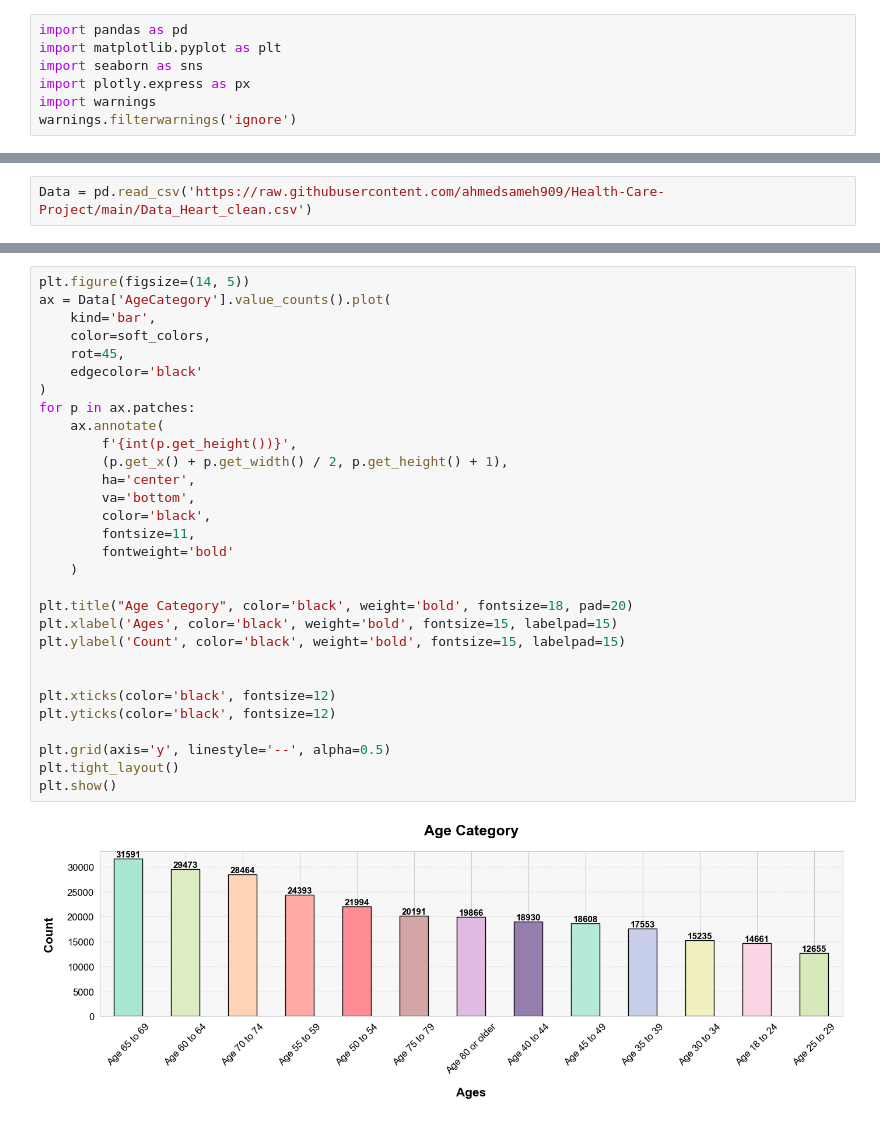
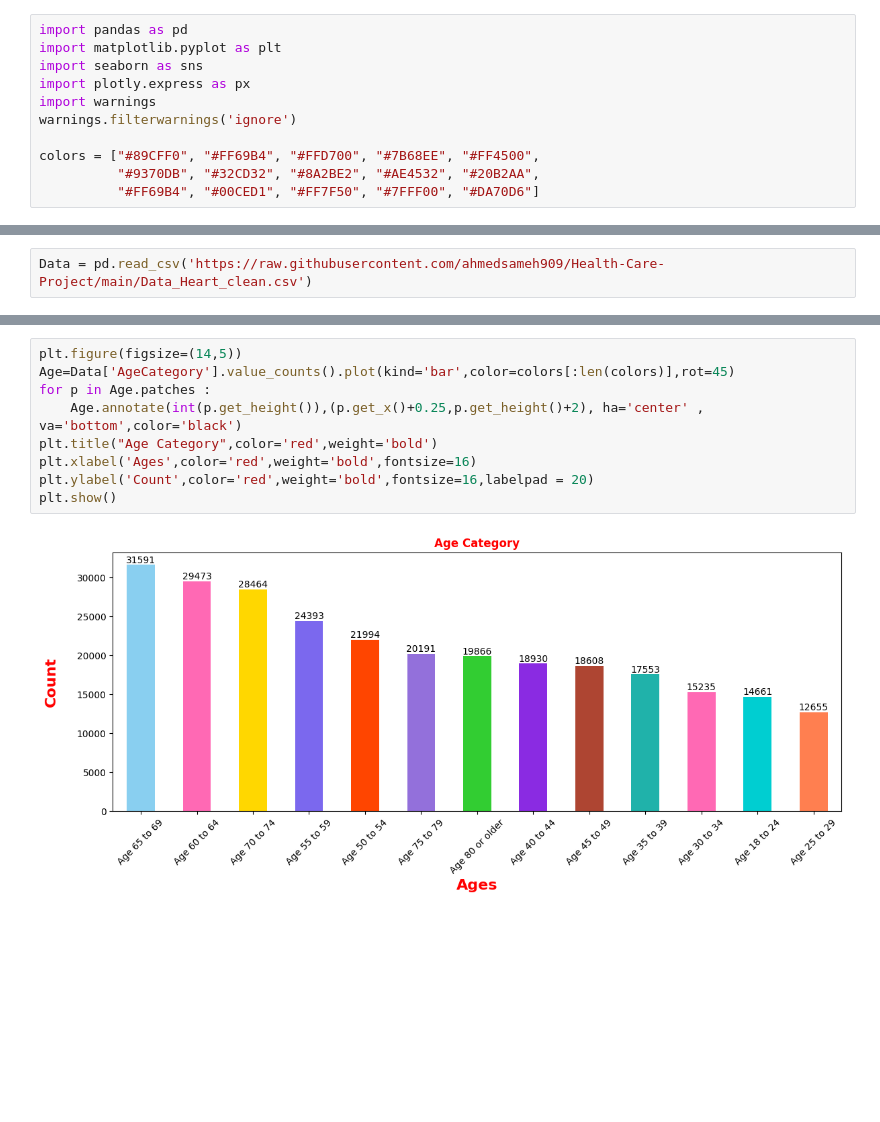
Before and after one commit to ahmedsameh909/Health-Care-Project, a Jupyter notebook: Data_Preprocessing_and_Visualization.ipynb, the cells around one changed output, grey strips where cells are left out. Drawn from its saved outputs; the diff is of its cells as text; blank space fills up the shorter version.

```diff
--- a/Data_Preprocessing_and_Visualization.ipynb
+++ b/Data_Preprocessing_and_Visualization.ipynb
@@ -5,3 +5,7 @@ import seaborn as sns
 import plotly.express as px
 import warnings
 warnings.filterwarnings('ignore')
+
+colors = ["#89CFF0", "#FF69B4", "#FFD700", "#7B68EE", "#FF4500",
+          "#9370DB", "#32CD32", "#8A2BE2", "#AE4532", "#20B2AA",
+          "#FF69B4", "#00CED1", "#FF7F50", "#7FFF00", "#DA70D6"]
@@ -50,33 +14,12 @@ Index(['State', 'Sex', 'GeneralHealth', 'PhysicalHealthDays',
 # %%
-plt.figure(figsize=(14, 5))
-ax = Data['AgeCategory'].value_counts().plot(
-    kind='bar',
-    color=soft_colors,
-    rot=45,
-    edgecolor='black'
-)
-for p in ax.patches:
-    ax.annotate(
-        f'{int(p.get_height())}',
-        (p.get_x() + p.get_width() / 2, p.get_height() + 1),
-        ha='center',
-        va='bottom',
-        color='black',
-        fontsize=11,
-        fontweight='bold'
-    )
-
-plt.title("Age Category", color='black', weight='bold', fontsize=18, pad=20)
-plt.xlabel('Ages', color='black', weight='bold', fontsize=15, labelpad=15)
-plt.ylabel('Count', color='black', weight='bold', fontsize=15, labelpad=15)
-
-
-plt.xticks(color='black', fontsize=12)
-plt.yticks(color='black', fontsize=12)
-
-plt.grid(axis='y', linestyle='--', alpha=0.5)
-plt.tight_layout()
+plt.figure(figsize=(14,5))
+Age=Data['AgeCategory'].value_counts().plot(kind='bar',color=colors[:len(colors)],rot=45)
+for p in Age.patches :
+    Age.annotate(int(p.get_height()),(p.get_x()+0.25,p.get_height()+2), ha='center' , va='bottom',color='black')
+plt.title("Age Category",color='red',weight='bold')
+plt.xlabel('Ages',color='red',weight='bold',fontsize=16)
+plt.ylabel('Count',color='red',weight='bold',fontsize=16,labelpad = 20)
 plt.show()
 # %% [output]
-[figure, old version]
+[figure, new version]
 # %%
```
Also changed, not shown: parts of 19 cells of this notebook.
